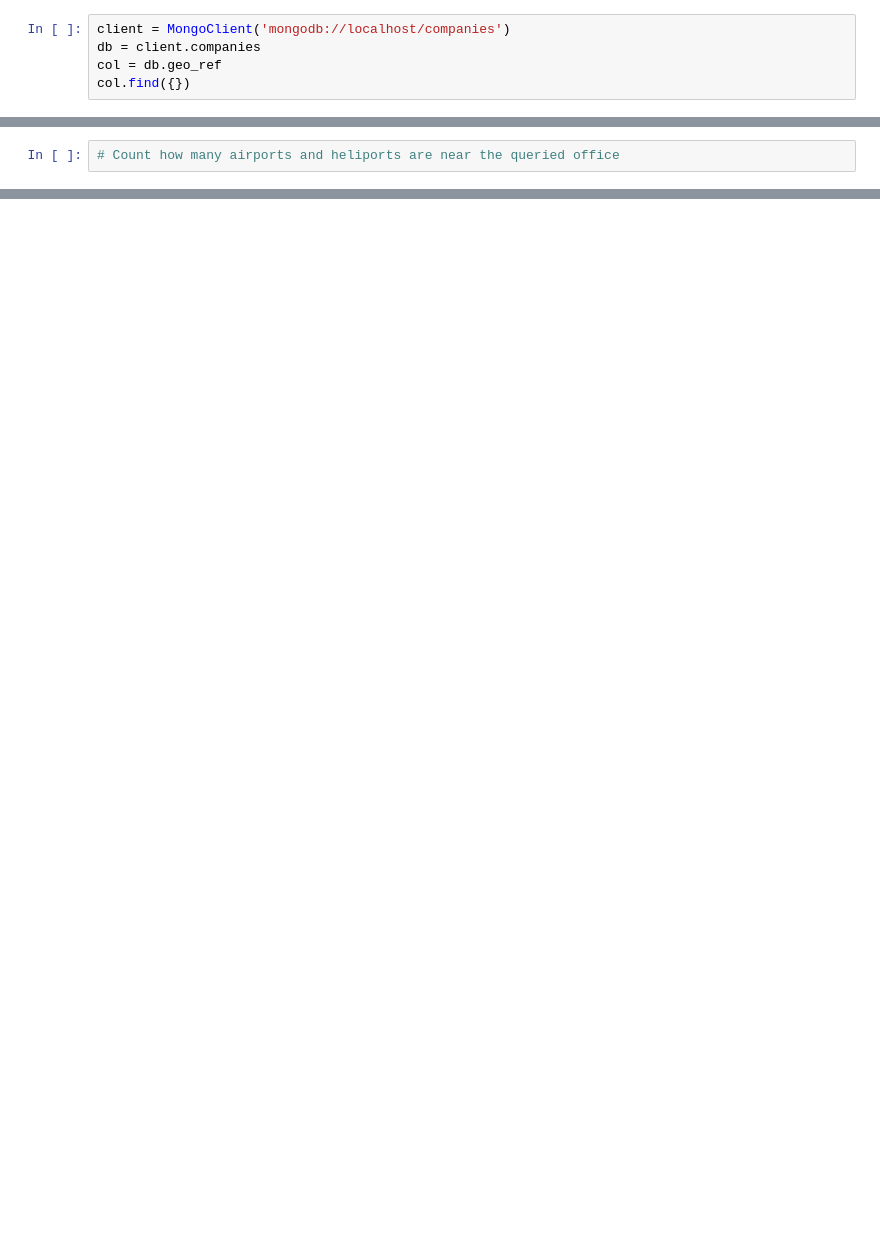
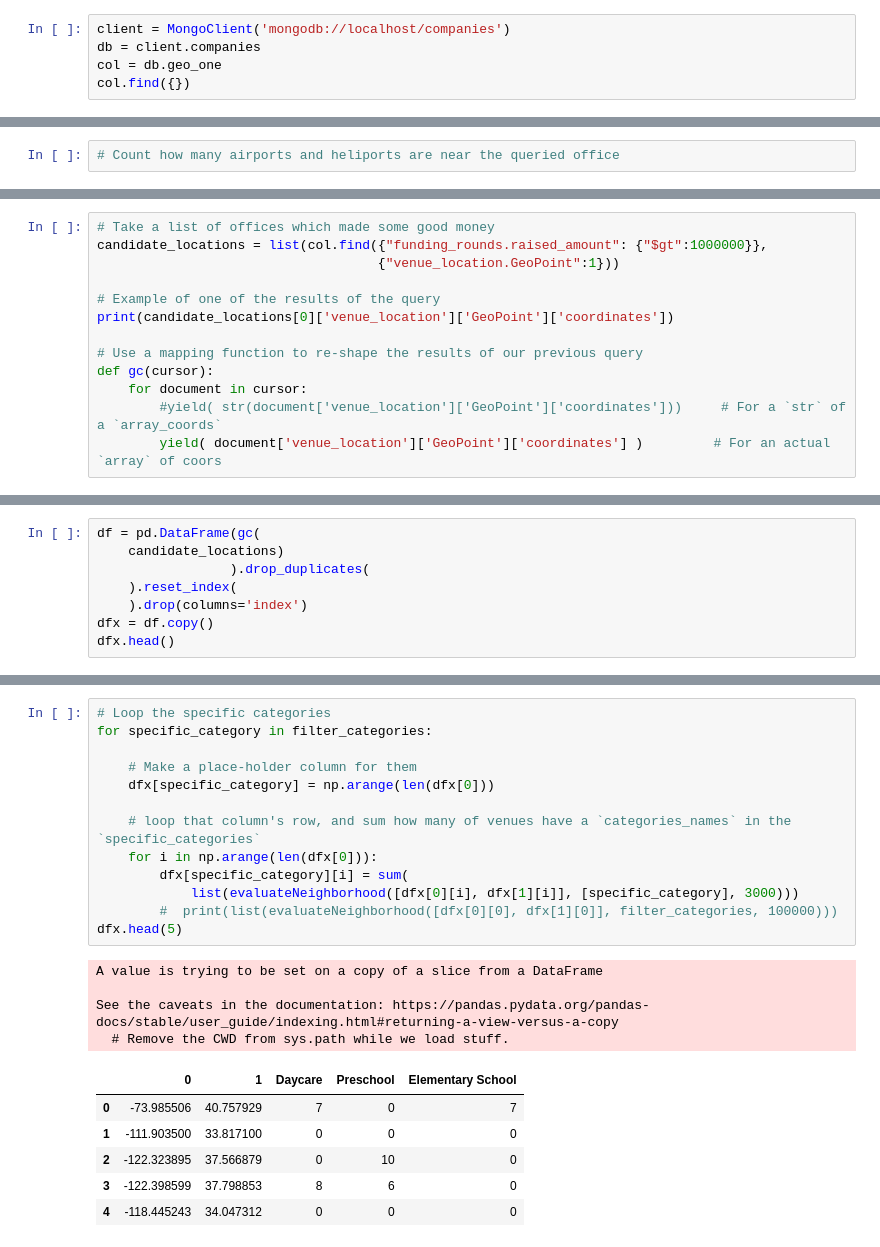
Before and after one commit to rihp/geodata, a Jupyter notebook: MongoDB_GeoQueries.ipynb, the cells around one changed output, grey strips where cells are left out. Drawn from its saved outputs; the diff is of its cells as text; blank space fills up the shorter version.

Commit message:
stable

```diff
--- a/MongoDB_GeoQueries.ipynb
+++ b/MongoDB_GeoQueries.ipynb
@@ -3,7 +5,7 @@ from pymongo import MongoClient
 # %%
 client = MongoClient('mongodb://localhost/companies')
 db = client.companies
-col = db.geo_ref
+col = db.geo_one
 col.find({})
 # %% [output]
 <pymongo.cursor.Cursor at 0x...>
@@ -169,0 +160,13 @@ Evaluating this office location: [13.4109071, 52.5013449]
+# %%
+# Take a list of offices which made some good money
+candidate_locations = list(col.find({"funding_rounds.raised_amount": {"$gt":1000000}},
+                                    {"venue_location.GeoPoint":1}))
+
+# Example of one of the results of the query
+print(candidate_locations[0]['venue_location']['GeoPoint']['coordinates'])
+
+# Use a mapping function to re-shape the results of our previous query
+def gc(cursor):
+    for document in cursor:
+        #yield( str(document['venue_location']['GeoPoint']['coordinates']))     # For a `str` of a `array_coords`
+        yield( document['venue_location']['GeoPoint']['coordinates'] )         # For an actual `array` of coors
@@ -169,0 +179,8 @@ Evaluating this office location: [13.4109071, 52.5013449]
+# %%
+df = pd.DataFrame(gc(
+    candidate_locations)
+                 ).drop_duplicates(
+    ).reset_index(
+    ).drop(columns='index')
+dfx = df.copy()
+dfx.head()
@@ -169,0 +196,24 @@ Evaluating this office location: [13.4109071, 52.5013449]
+# %%
+# Loop the specific categories
+for specific_category in filter_categories:
+
+    # Make a place-holder column for them
+    dfx[specific_category] = np.arange(len(dfx[0]))
+
+    # loop that column's row, and sum how many of venues have a `categories_names` in the `specific_categories`
+    for i in np.arange(len(dfx[0])):
+        dfx[specific_category][i] = sum(
+            list(evaluateNeighborhood([dfx[0][i], dfx[1][i]], [specific_category], 3000)))
+        #  print(list(evaluateNeighborhood([dfx[0][0], dfx[1][0]], filter_categories, 100000)))
+dfx.head(5)
+# %% [output]
+A value is trying to be set on a copy of a slice from a DataFrame
+
+See the caveats in the documentation: https://pandas.pydata.org/pandas-docs/stable/user_guide/indexing.html#returning-a-view-versus-a-copy
+  # Remove the CWD from sys.path while we load stuff.
+|  | 0 | 1 | Daycare | Preschool | Elementary School |
+| 0 | -73.985506 | 40.757929 | 7 | 0 | 7 |
+| 1 | -111.903500 | 33.817100 | 0 | 0 | 0 |
+| 2 | -122.323895 | 37.566879 | 0 | 10 | 0 |
+| 3 | -122.398599 | 37.798853 | 8 | 6 | 0 |
+| 4 | -118.445243 | 34.047312 | 0 | 0 | 0 |
```
Also changed, not shown: parts of 46 cells of this notebook, 6 other files.
